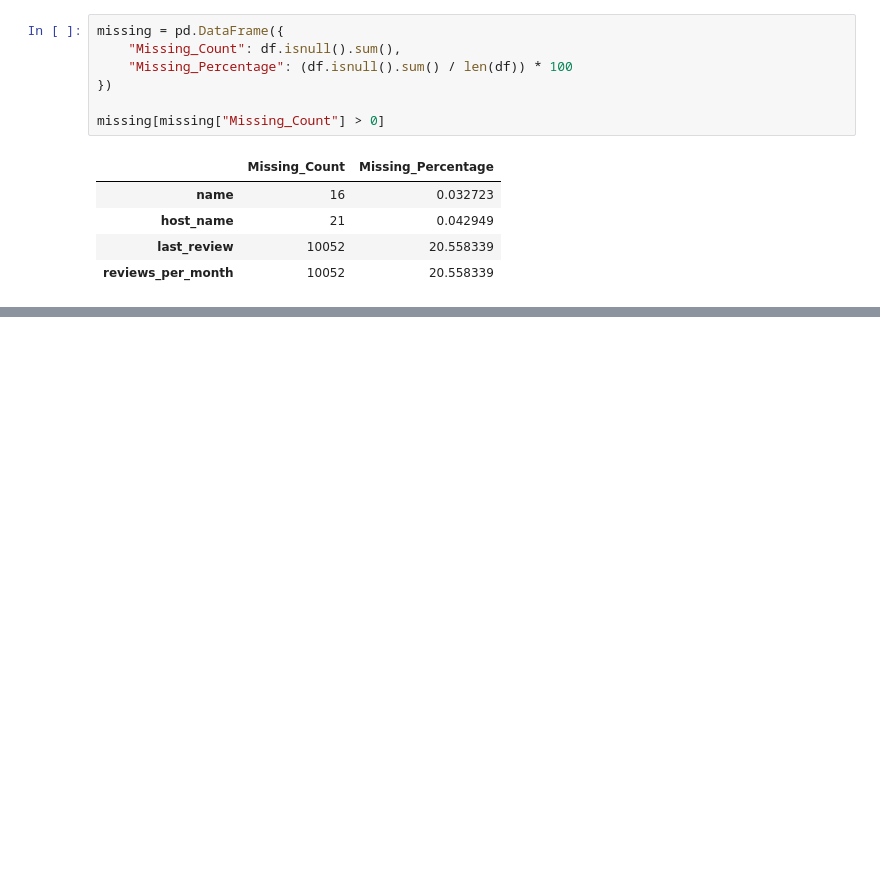
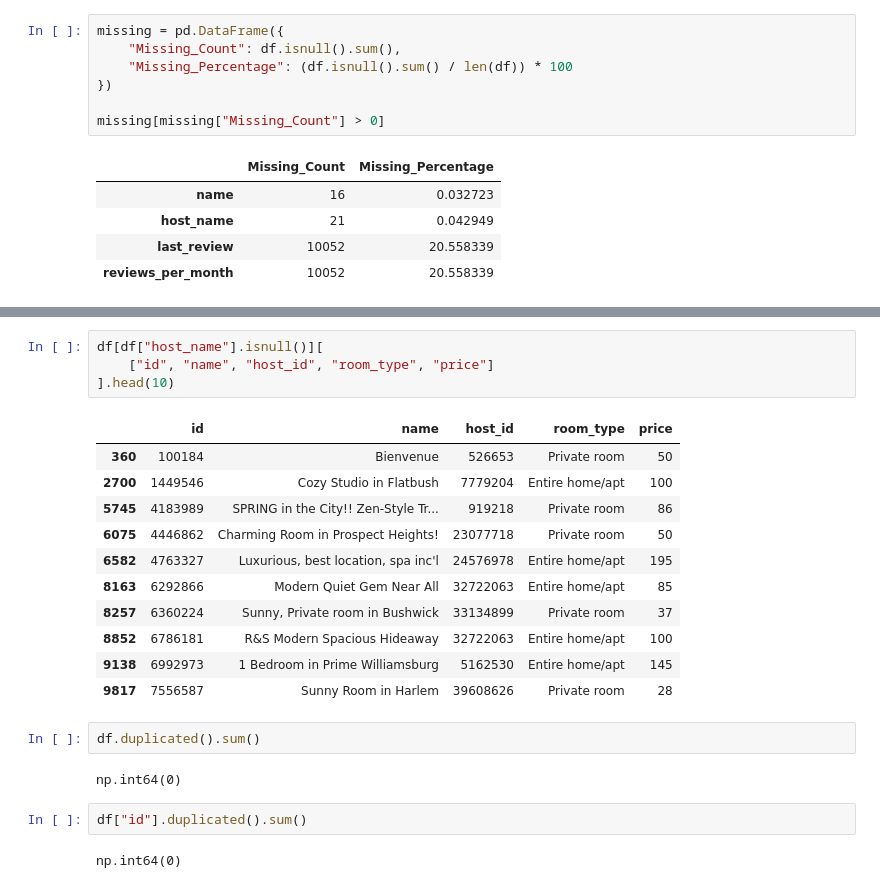
Before and after one commit to Farhat888/OIBSIP, a Jupyter notebook: DataAnalytics-L1-Task3-Cleaning-Data/notebooks/01_initial_data_quality_inspection.ipynb, the cells around one changed output, grey strips where cells are left out. Cells and saved outputs as stored; diff of their text form; blank space fills up the shorter version.

```diff
--- a/DataAnalytics-L1-Task3-Cleaning-Data/notebooks/01_initial_data_quality_inspection.ipynb
+++ b/DataAnalytics-L1-Task3-Cleaning-Data/notebooks/01_initial_data_quality_inspection.ipynb
@@ -133,0 +178,24 @@ missing[missing["Missing_Count"] > 0]
+# %%
+df[df["host_name"].isnull()][
+    ["id", "name", "host_id", "room_type", "price"]
+].head(10)
+# %% [output]
+|  | id | name | host_id | room_type | price |
+| 360 | 100184 | Bienvenue | 526653 | Private room | 50 |
+| 2700 | 1449546 | Cozy Studio in Flatbush | 7779204 | Entire home/apt | 100 |
+| 5745 | 4183989 | SPRING in the City!! Zen-Style Tr... | 919218 | Private room | 86 |
+| 6075 | 4446862 | Charming Room in Prospect Heights! | 23077718 | Private room | 50 |
+| 6582 | 4763327 | Luxurious, best location, spa inc'l | 24576978 | Entire home/apt | 195 |
+| 8163 | 6292866 | Modern Quiet Gem Near All | 32722063 | Entire home/apt | 85 |
+| 8257 | 6360224 | Sunny, Private room in Bushwick | 33134899 | Private room | 37 |
+| 8852 | 6786181 | R&S Modern Spacious Hideaway | 32722063 | Entire home/apt | 100 |
+| 9138 | 6992973 | 1 Bedroom in Prime Williamsburg | 5162530 | Entire home/apt | 145 |
+| 9817 | 7556587 | Sunny Room in Harlem | 39608626 | Private room | 28 |
+# %%
+df.duplicated().sum()
+# %% [output]
+np.int64(0)
+# %%
+df["id"].duplicated().sum()
+# %% [output]
+np.int64(0)
```
Also changed, not shown: parts of 6 cells of this notebook.
